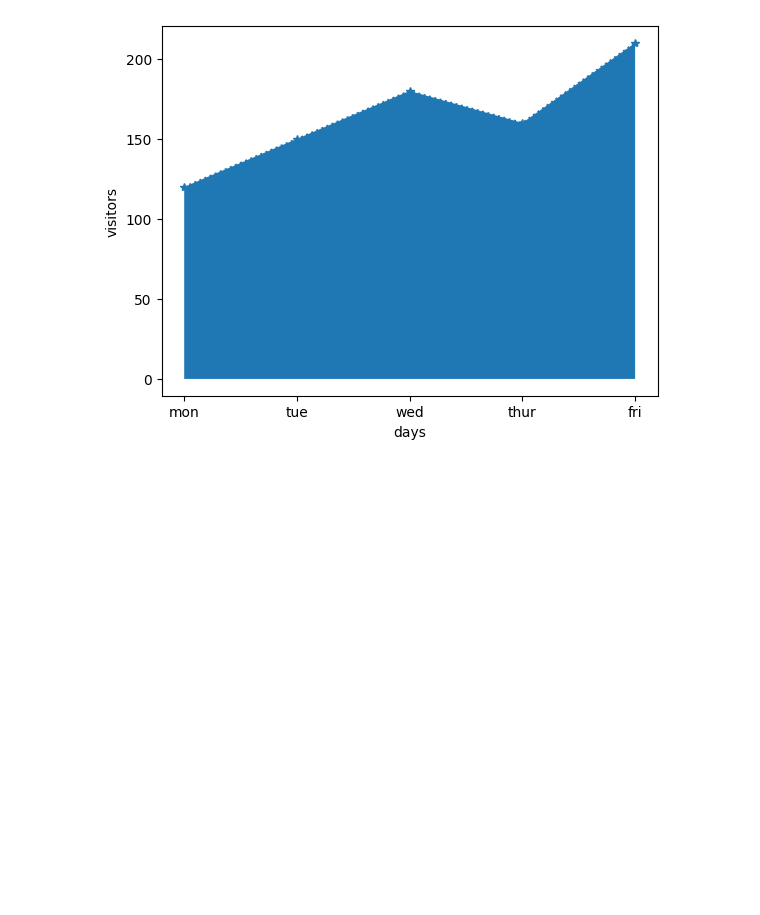
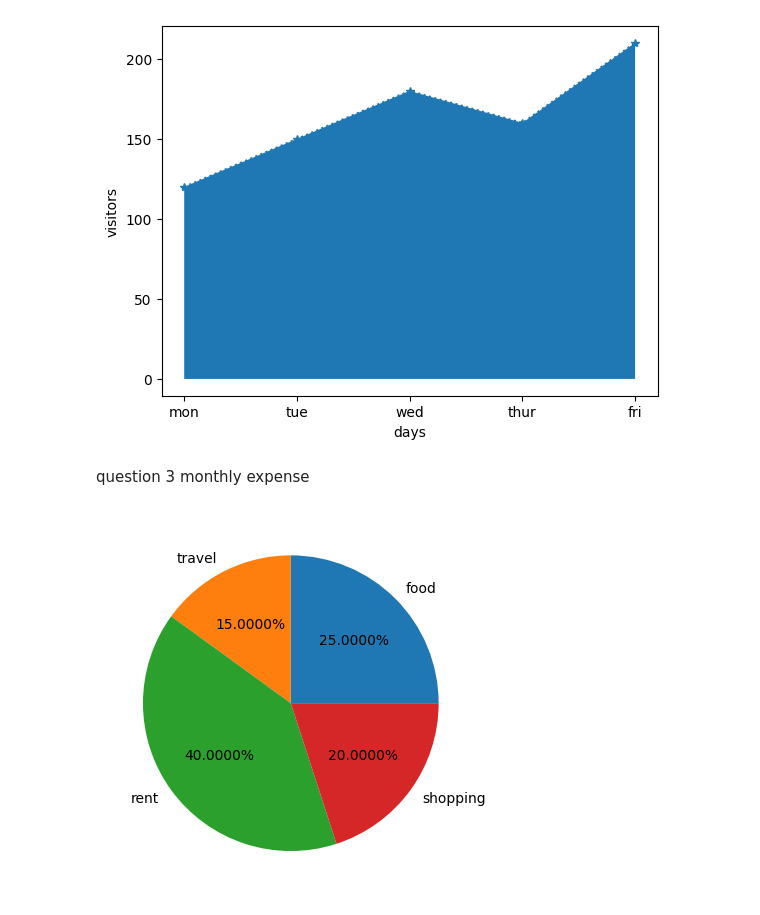
Before and after one commit to Sayahniyas/DATASCIENCE_PROJECTS, a Jupyter notebook: SEABORN.ipynb, the cells around one changed output. Cells and saved outputs as stored; diff of their text form; code cells hidden in the pictures; blank space fills up the shorter version.

```diff
--- a/SEABORN.ipynb
+++ b/SEABORN.ipynb
@@ -91,3 +91,12 @@ plt.fill_between(days,visitors)
 plt.show()
 # %% [output]
 [figure]
+# %% [markdown]
+question 3 monthly expense
+# %%
+cat = ["food",'travel','rent','shopping']
+expenses = [5000,3000,8000,4000] # pie chart requires labels =
+plt.pie(expenses,labels = cat,autopct="%1.4f%%") # Changed autopct to a format string to display percentages. number after the point decide the number of decimal numbers
+plt.show()
+# %% [output]
+[figure, added]
```
Also changed, not shown: parts of 5 cells of this notebook.
